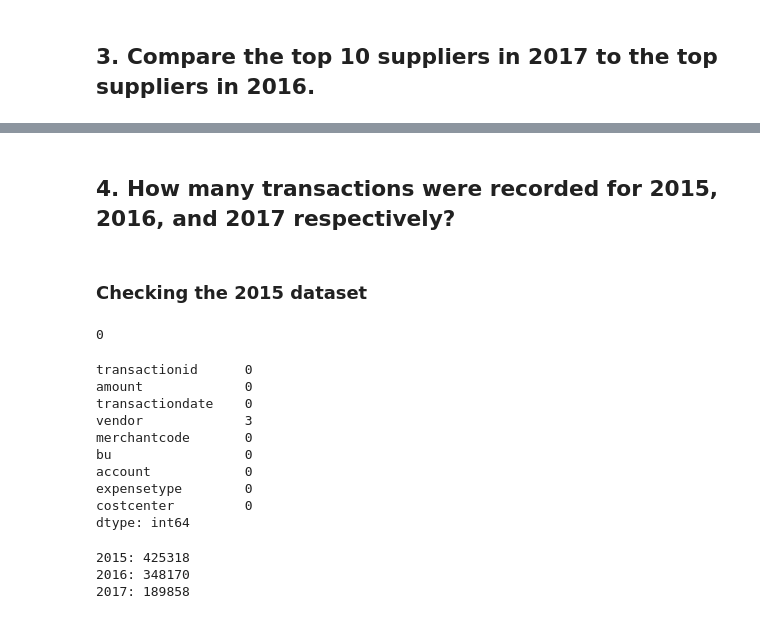
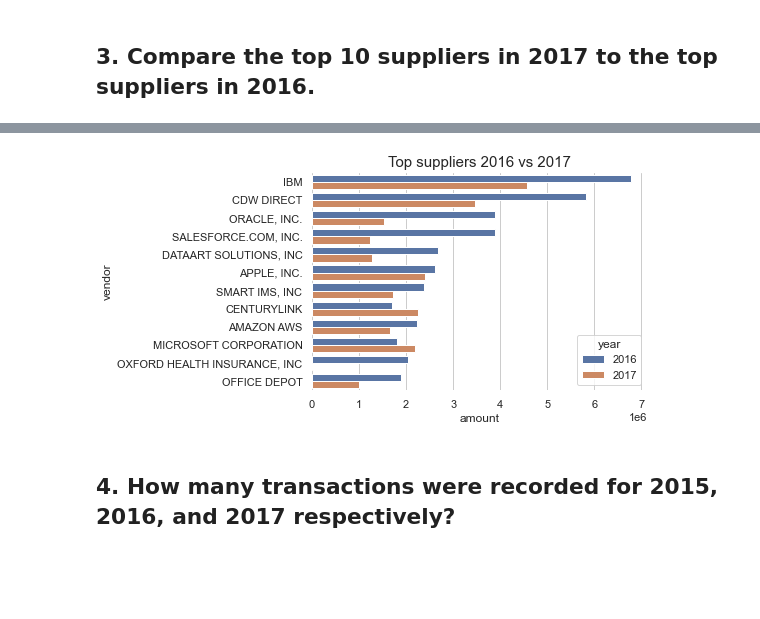
Before and after one commit to FranciscoGalan/suplari_challenge1, a Jupyter notebook: main.ipynb, the cells around one changed output, grey strips where cells are left out. Cells and saved outputs as stored; diff of their text form; code cells hidden in the pictures; blank space fills up the shorter version.

Commit message:
Final version with graphs

```diff
--- a/main.ipynb
+++ b/main.ipynb
@@ -631,0 +615,4 @@ Name: amount, dtype: float64
+# %%
+top_10_2017 = data2017.groupby('vendor')['amount'].sum().sort_values(ascending=False).round().head(10).reset_index()
+top_10_2017['year'] = 2017
+top_10_2017
@@ -631,0 +633,7 @@ Name: amount, dtype: float64
+# %%
+century_2016 = data2016.loc[data2016.vendor == 'CENTURYLINK', ['vendor', 'amount']].sum()[1]
+microsoft_2016 = data2016.loc[data2016.vendor == 'MICROSOFT CORPORATION', ['vendor', 'amount']].sum()[1]
+
+top_10_2016 = top_10_2016.append({'vendor': 'CENTURYLINK', 'amount': century_2016, 'year':2016}, ignore_index=True)
+top_10_2016 = top_10_2016.append({'vendor': 'MICROSOFT CORPORATION', 'amount': microsoft_2016, 'year':2016}, ignore_index=True).round()
+top_10_2016
@@ -631,0 +654,7 @@ Name: amount, dtype: float64
+# %%
+oxford_2017 = data2017.loc[data2017.vendor == 'OXFORD HEALTH INSURANCE, INC', ['vendor', 'amount']].sum()[1]
+office_2017 = data2017.loc[data2017.vendor == 'OFFICE DEPOT', ['vendor', 'amount']].sum()[1]
+
+top_10_2017 = top_10_2017.append({'vendor': 'OXFORD HEALTH INSURANCE, INC', 'amount': oxford_2017, 'year':2017}, ignore_index=True)
+top_10_2017 = top_10_2017.append({'vendor': 'OFFICE DEPOT', 'amount': office_2017, 'year':2017}, ignore_index=True).round()
+top_10_2017
@@ -631,0 +675,4 @@ Name: amount, dtype: float64
+# %%
+top_10_2016_2017 = top_10_2016.merge(top_10_2017, how="outer", on=['year', 'vendor', 'amount'])
+top_10_2016_2017 = top_10_2016_2017.sort_values(by=['amount'], ascending=False).reset_index(drop=True)
+top_10_2016_2017
@@ -632,31 +697,8 @@ Name: amount, dtype: float64
+# %%
+g = sns.barplot(data=top_10_2016_2017, x='amount', y='vendor', hue='year').set_title('Top suppliers 2016 vs 2017', fontsize=15)
+sns.despine(bottom=True, left=True, right=True)
+plt.savefig('Graphs/top_10_suppliers_2016_2017', dpi=300 ,bbox_inches="tight");
+# %% [output]
+[figure, added]
 # %% [markdown]
 ## 4. How many transactions were recorded for 2015, 2016, and 2017 respectively?
-# %% [markdown]
-### Checking the 2015 dataset
-# %%
-# Check for duplicate values
-data2015.transactionid.duplicated().sum()
-# %% [output]
-0
-# %%
-# Check for null values
-data2015.isnull().sum()
-# %% [output]
-transactionid      0
-amount             0
-transactiondate    0
-vendor             3
-merchantcode       0
-bu                 0
-account            0
-expensetype        0
-costcenter         0
-dtype: int64
-# %%
-print(f'2015: {len(data2015)}')
-print(f'2016: {len(data2016)}')
-print(f'2017: {len(data2017)}')
-# %% [output]
-2015: 425318
-2016: 348170
-2017: 189858
```
Also changed, not shown: parts of 74 cells of this notebook, 5 other files.
